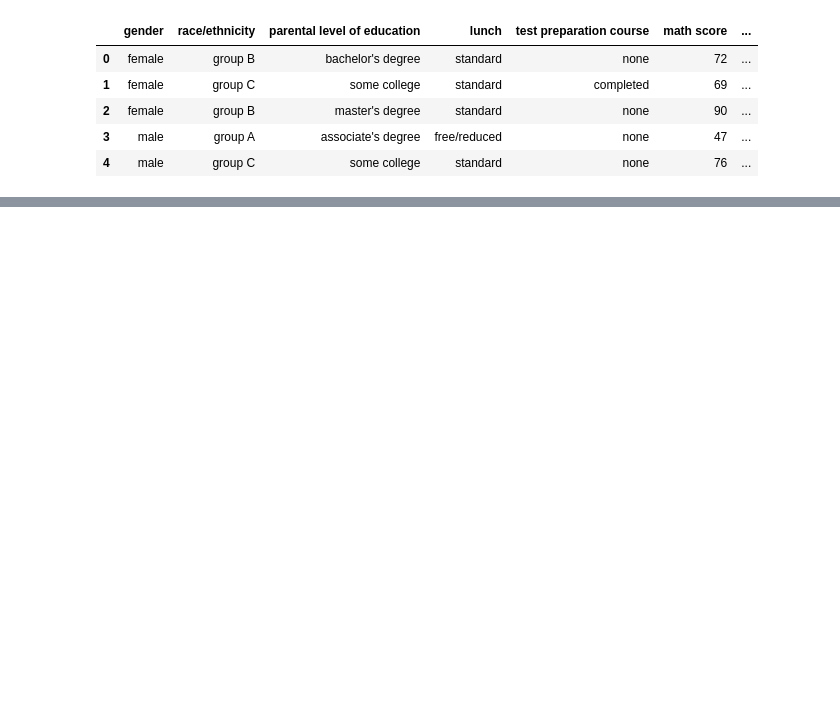
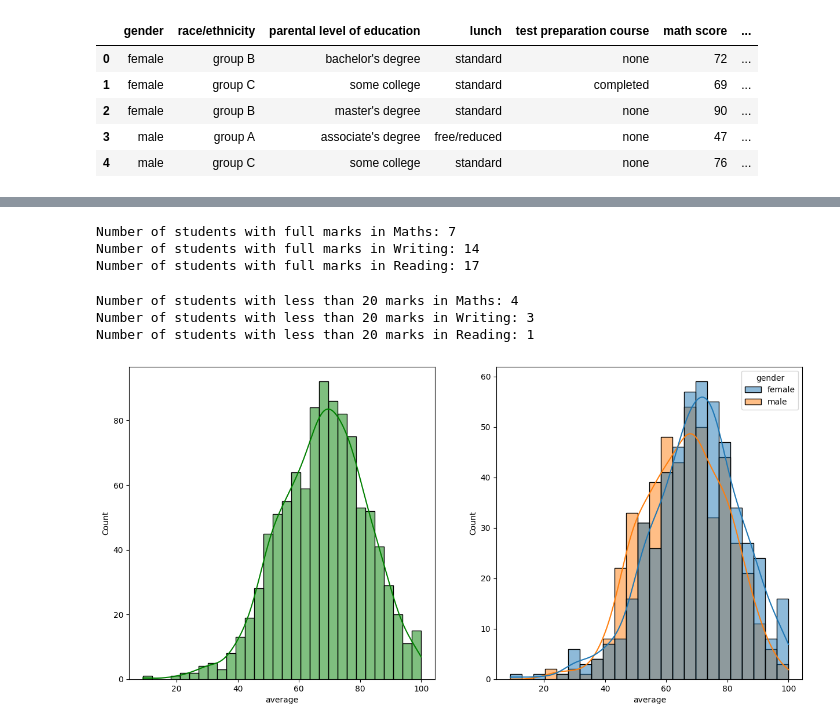
Before and after one commit to Anirudh1731/End-To-End-Machine-Learning-Project, a Jupyter notebook: notebook/EDA.ipynb, the cells around one changed output, grey strips where cells are left out. Cells and saved outputs as stored; diff of their text form; code cells hidden in the pictures; blank space fills up the shorter version.

```diff
--- a/notebook/EDA.ipynb
+++ b/notebook/EDA.ipynb
@@ -23,0 +85,5 @@ AttributeError: 'function' object has no attribute 'sum'
+# %%
+#adding total_score and average
+df['total score'] = df['math score'] + df['reading score'] + df['writing score']
+df['average'] = df['total score']/3
+df.head()
@@ -23,0 +97,33 @@ AttributeError: 'function' object has no attribute 'sum'
+# %%
+reading_full = df[df['reading score'] == 100]['average'].count()
+writing_full = df[df['writing score'] == 100]['average'].count()
+math_full = df[df['math score'] == 100]['average'].count()
+
+print(f'Number of students with full marks in Maths: {math_full}')
+print(f'Number of students with full marks in Writing: {writing_full}')
+print(f'Number of students with full marks in Reading: {reading_full}')
+# %% [output]
+Number of students with full marks in Maths: 7
+Number of students with full marks in Writing: 14
+Number of students with full marks in Reading: 17
+# %%
+reading_less_20 = df[df['reading score'] <= 20]['average'].count()
+writing_less_20 = df[df['writing score'] <= 20]['average'].count()
+math_less_20 = df[df['math score'] <= 20]['average'].count()
+
+print(f'Number of students with less than 20 marks in Maths: {math_less_20}')
+print(f'Number of students with less than 20 marks in Writing: {writing_less_20}')
+print(f'Number of students with less than 20 marks in Reading: {reading_less_20}')
+# %% [output]
+Number of students with less than 20 marks in Maths: 4
+Number of students with less than 20 marks in Writing: 3
+Number of students with less than 20 marks in Reading: 1
+# %%
+ig, axs = plt.subplots(1, 2, figsize=(15, 7))
+plt.subplot(121)
+sns.histplot(data=df,x='average',bins=30,kde=True,color='g')
+plt.subplot(122)
+sns.histplot(data=df,x='average',kde=True,hue='gender')
+plt.show()
+# %% [output]
+[figure, added]
```
Also changed, not shown: parts of 11 cells of this notebook.
